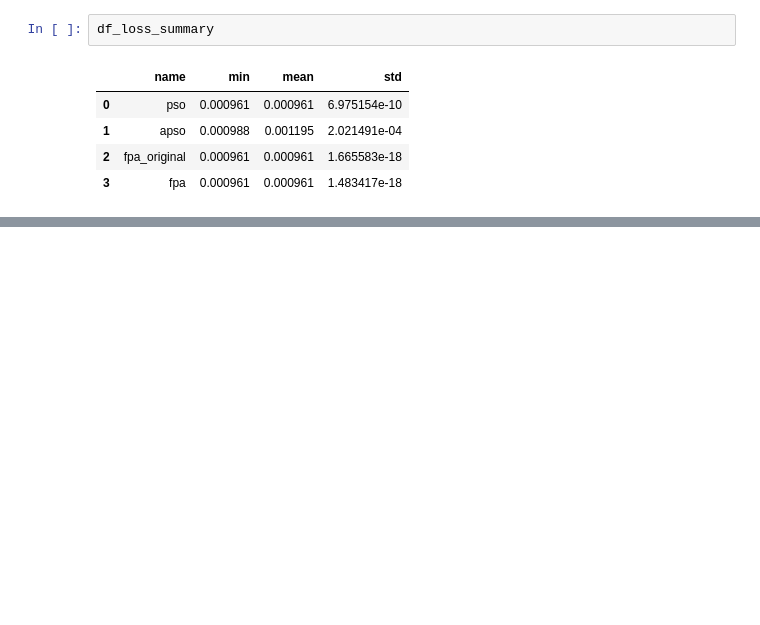
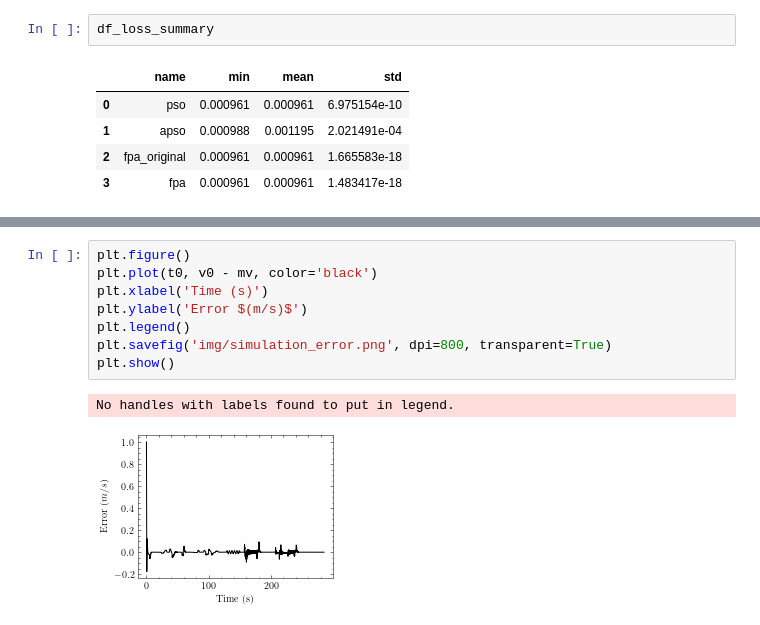
Before and after one commit to fadamsyah/longitudinal-control-based-nature-inspired-optimization, a Jupyter notebook: PID Tuning/Analysis/Analysis.ipynb, the cells around one changed output, grey strips where cells are left out. Cells and saved outputs as stored; diff of their text form; blank space fills up the shorter version.

```diff
--- a/PID Tuning/Analysis/Analysis.ipynb
+++ b/PID Tuning/Analysis/Analysis.ipynb
@@ -65,0 +284,11 @@ df_loss_summary
+# %%
+plt.figure()
+plt.plot(t0, v0 - mv, color='black')
+plt.xlabel('Time (s)')
+plt.ylabel('Error $(m/s)$')
+plt.legend()
+plt.savefig('img/simulation_error.png', dpi=800, transparent=True)
+plt.show()
+# %% [output]
+No handles with labels found to put in legend.
+[figure, added]
```
Also changed, not shown: parts of 18 cells of this notebook, 3 other files.
